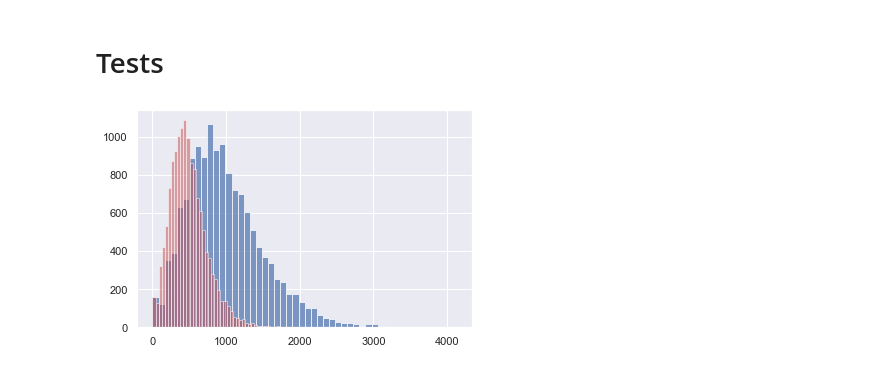
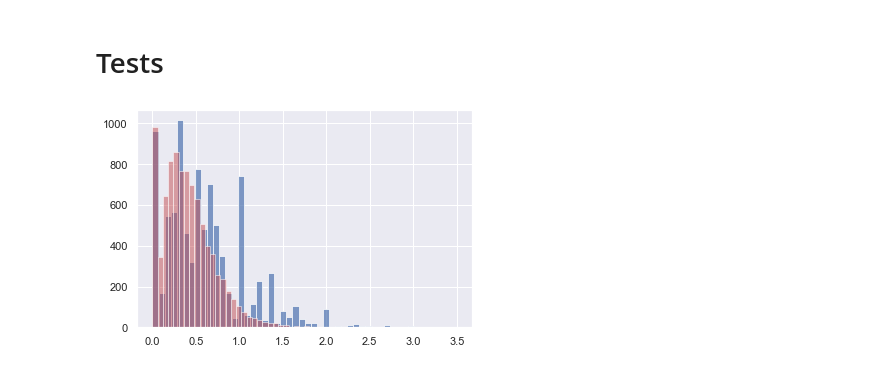
Before and after one commit to Egorka1/WG_Forge, a Jupyter notebook: WGProjectFinal.ipynb, the cells around one changed output. Drawn from its saved outputs; the diff is of its cells as text; code cells hidden in the pictures.

```diff
--- a/WGProjectFinal.ipynb
+++ b/WGProjectFinal.ipynb
@@ -745,0 +709,3 @@ arena_members
+# %%
+arena_members['battle_lvl_weight'] = (arena_members['battle_level_id'] - arena_members['item_level']) / 2 + 1
+arena_members
@@ -745,0 +726,5 @@ arena_members
+# %%
+for f in ['kills_made', 'damage_dealt', 'damage_assisted_radio', 'damage_assisted_track', 'damage_blocked_by_armor']:
+    arena_members[f + '_normed_by_lvl'] = arena_members[f] * arena_members['battle_lvl_weight']
+
+arena_members
@@ -745,0 +745,24 @@ arena_members
+# %%
+f = arena_members.groupby(['vehicle_type_cd', 'account_db_id'])[['original_credits',
+                                                                 'booster_bonus_credits',
+                                                                 'booster_bonus_xp',
+                                                                 'kills_made_normed_by_lvl',
+                                                                 'damage_dealt_normed_by_lvl',
+                                                                 'damage_assisted_radio_normed_by_lvl',
+                                                                 'damage_assisted_track_normed_by_lvl',
+                                                                 'damage_blocked_by_armor_normed_by_lvl',
+                                                                 'player_winrate_ML']].mean()
+
+f['normed_kills_made'] = (1 - f['player_winrate_ML']) * f['kills_made_normed_by_lvl']
+f['normed_damage_dealt'] = (1 - f['player_winrate_ML']) * f['damage_dealt_normed_by_lvl']
+f['normed_damage_assisted_radio'] = (1 - f['player_winrate_ML']) * f['damage_assisted_radio_normed_by_lvl']
+f['normed_damage_assisted_track'] = (1 - f['player_winrate_ML']) * f['damage_assisted_track_normed_by_lvl']
+f['normed_damage_blocked_by_armor'] = (1 - f['player_winrate_ML']) * f['damage_blocked_by_armor_normed_by_lvl']
+
+f = f.groupby(level=0)[['original_credits', 'booster_bonus_credits', 'booster_bonus_xp', 'normed_kills_made',
+                        'normed_damage_dealt', 'normed_damage_assisted_radio', 'normed_damage_assisted_track',
+                        'normed_damage_blocked_by_armor']].mean()
+f = f.rename(columns={'original_credits': 'mean_original_credits',
+                      'booster_bonus_credits': 'mean_booster_bonus_credits',
+                      'booster_bonus_xp': 'mean_booster_bonus_xp'})
+f
@@ -945,18 +983,19 @@ predict(tank_params)
 # %% [markdown]
 # Tests
 # %%
-damage = arena_members[arena_members['vehicle_type_cd'] == 9217][['account_db_id', 'damage_dealt', 'player_winrate_ML']]
-damage = damage[damage.groupby('account_db_id')['account_db_id'].transform('count') >= 2]
+damage = arena_members[arena_members['vehicle_type_cd'] == 9217][['account_db_id', 'kills_made', 'kills_made_normed_by_lvl', 'player_winrate_ML']]
+damage = damage[damage.groupby('account_db_id')['account_db_id'].transform('count') > 2]
 
-pl = damage.groupby('account_db_id').agg({'damage_dealt' : lambda g: g.mean(),
+pl = damage.groupby('account_db_id').agg({'kills_made' : lambda g: g.mean(),
+                                          'kills_made_normed_by_lvl' : lambda g: g.mean(),
                                           'player_winrate_ML' : 'mean'})
-pl['normed'] = (1 - pl['player_winrate_ML']) * pl['damage_dealt']
+pl['normed'] = (1 - pl['player_winrate_ML']) * pl['kills_made_normed_by_lvl']
 
-plt.hist(pl['damage_dealt'], bins=50, alpha=0.7)
+plt.hist(pl['kills_made'], bins=50, alpha=0.7)
 plt.hist(pl['normed'], bins=50, color='r', alpha=0.5)
 plt.show()
 # %% [output]
-[figure, old version]
+[figure, new version]
 # %%
 gb = GradientBoostingRegressor(n_estimators=400, max_depth=6, min_samples_split=4)
 rf = RandomForestRegressor(n_estimators=400, max_depth=10, min_samples_split=6)
```
Also changed, not shown: parts of 46 cells of this notebook, 1 other file.
